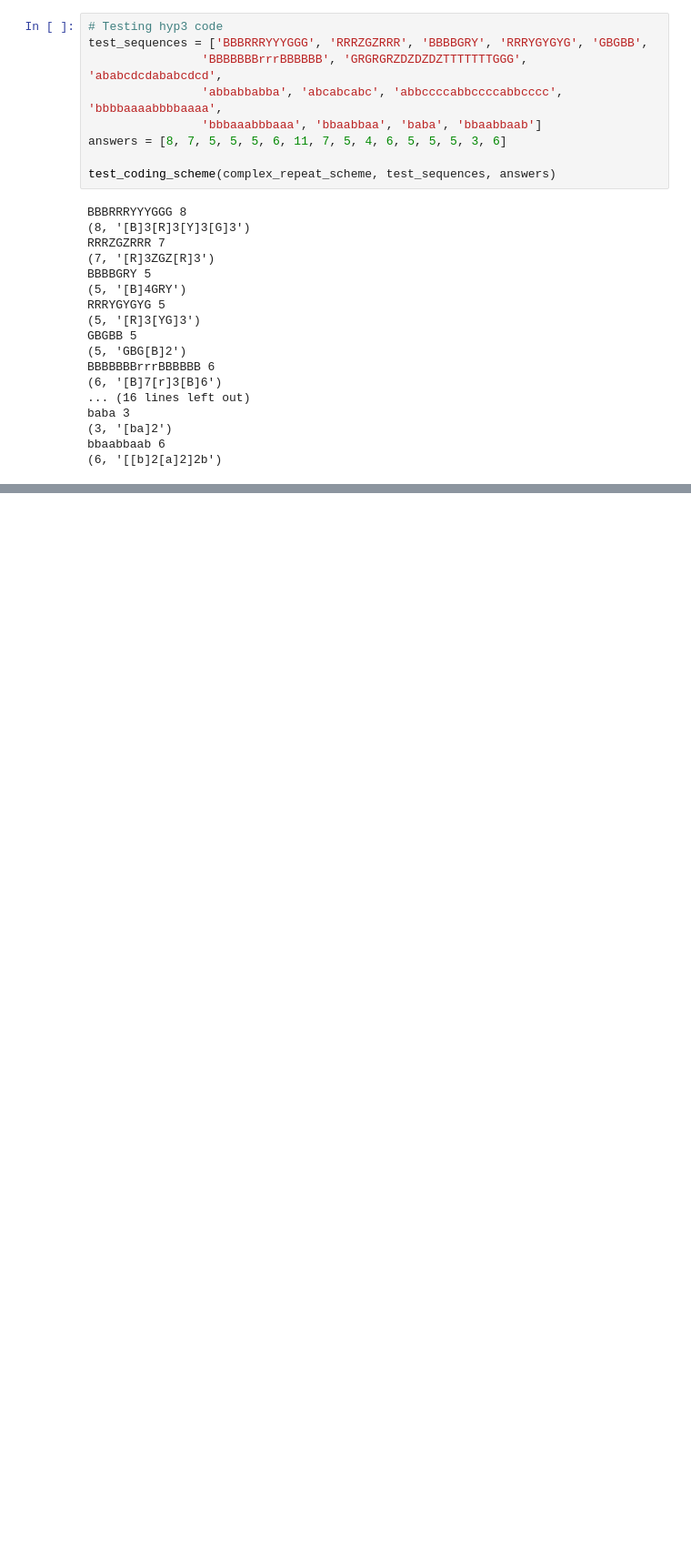
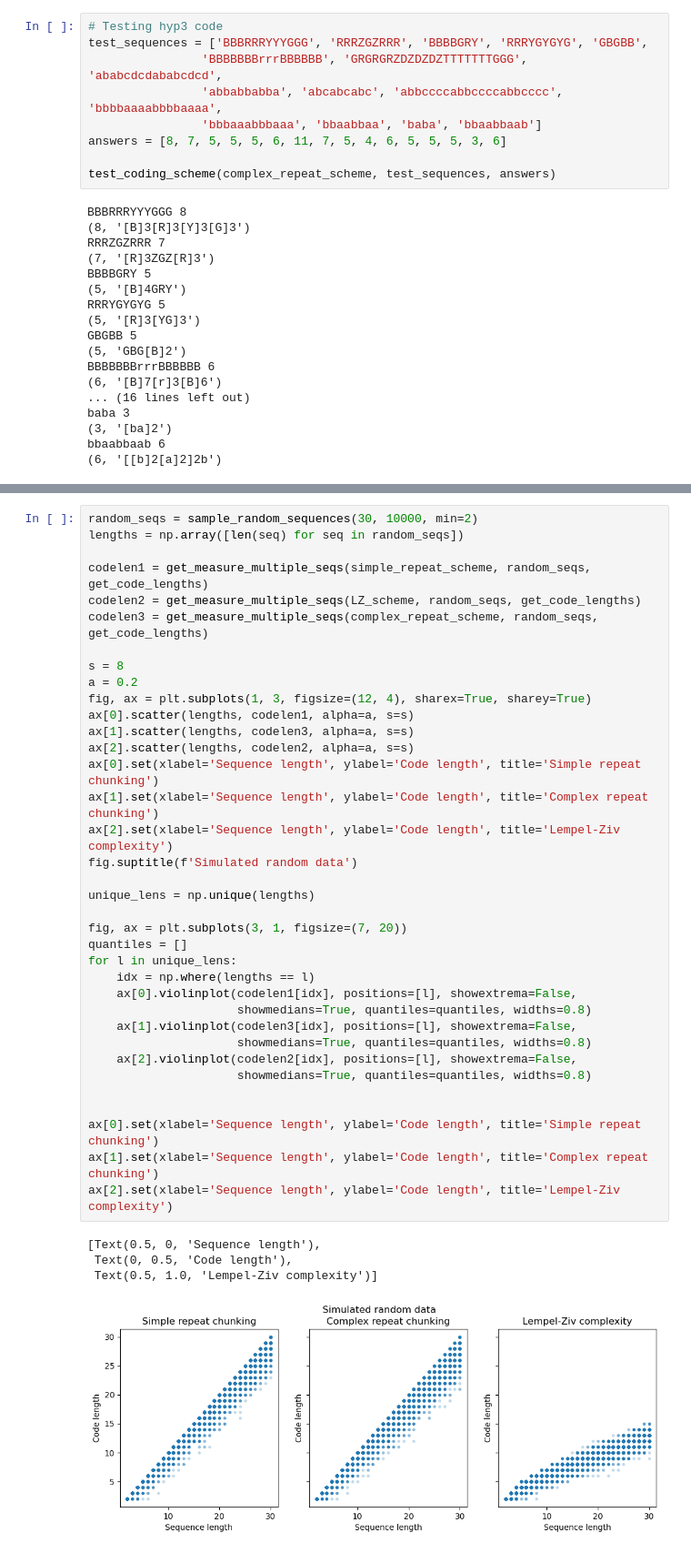
Before and after one commit to qsimeon/PSY1401Projects, a Jupyter notebook: final_project/RepeatsScheme.ipynb, the cells around one changed output, grey strips where cells are left out. Shown at 91% size. Drawn from its saved outputs; the diff is of its cells as text; blank space fills up the shorter version.

```diff
--- a/final_project/RepeatsScheme.ipynb
+++ b/final_project/RepeatsScheme.ipynb
@@ -225,0 +247,41 @@ Text(0.5, 0.98, 'Simulated random data')
+# %%
+random_seqs = sample_random_sequences(30, 10000, min=2)
+lengths = np.array([len(seq) for seq in random_seqs])
+
+codelen1 = get_measure_multiple_seqs(simple_repeat_scheme, random_seqs, get_code_lengths)
+codelen2 = get_measure_multiple_seqs(LZ_scheme, random_seqs, get_code_lengths)
+codelen3 = get_measure_multiple_seqs(complex_repeat_scheme, random_seqs, get_code_lengths)
+
+s = 8
+a = 0.2
+fig, ax = plt.subplots(1, 3, figsize=(12, 4), sharex=True, sharey=True)
+ax[0].scatter(lengths, codelen1, alpha=a, s=s)
+ax[1].scatter(lengths, codelen3, alpha=a, s=s)
+ax[2].scatter(lengths, codelen2, alpha=a, s=s)
+ax[0].set(xlabel='Sequence length', ylabel='Code length', title='Simple repeat chunking')
+ax[1].set(xlabel='Sequence length', ylabel='Code length', title='Complex repeat chunking')
+ax[2].set(xlabel='Sequence length', ylabel='Code length', title='Lempel-Ziv complexity')
+fig.suptitle(f'Simulated random data')
+
+unique_lens = np.unique(lengths)
+
+fig, ax = plt.subplots(3, 1, figsize=(7, 20))
+quantiles = []
+for l in unique_lens:
+    idx = np.where(lengths == l)
+    ax[0].violinplot(codelen1[idx], positions=[l], showextrema=False,
+                     showmedians=True, quantiles=quantiles, widths=0.8)
+    ax[1].violinplot(codelen3[idx], positions=[l], showextrema=False,
+                     showmedians=True, quantiles=quantiles, widths=0.8)
+    ax[2].violinplot(codelen2[idx], positions=[l], showextrema=False,
+                     showmedians=True, quantiles=quantiles, widths=0.8)
+
+
+ax[0].set(xlabel='Sequence length', ylabel='Code length', title='Simple repeat chunking')
+ax[1].set(xlabel='Sequence length', ylabel='Code length', title='Complex repeat chunking')
+ax[2].set(xlabel='Sequence length', ylabel='Code length', title='Lempel-Ziv complexity')
+# %% [output]
+[Text(0.5, 0, 'Sequence length'),
+ Text(0, 0.5, 'Code length'),
+ Text(0.5, 1.0, 'Lempel-Ziv complexity')]
+[figure, added]
```
Also changed, not shown: parts of 10 cells of this notebook, 1 other file.
